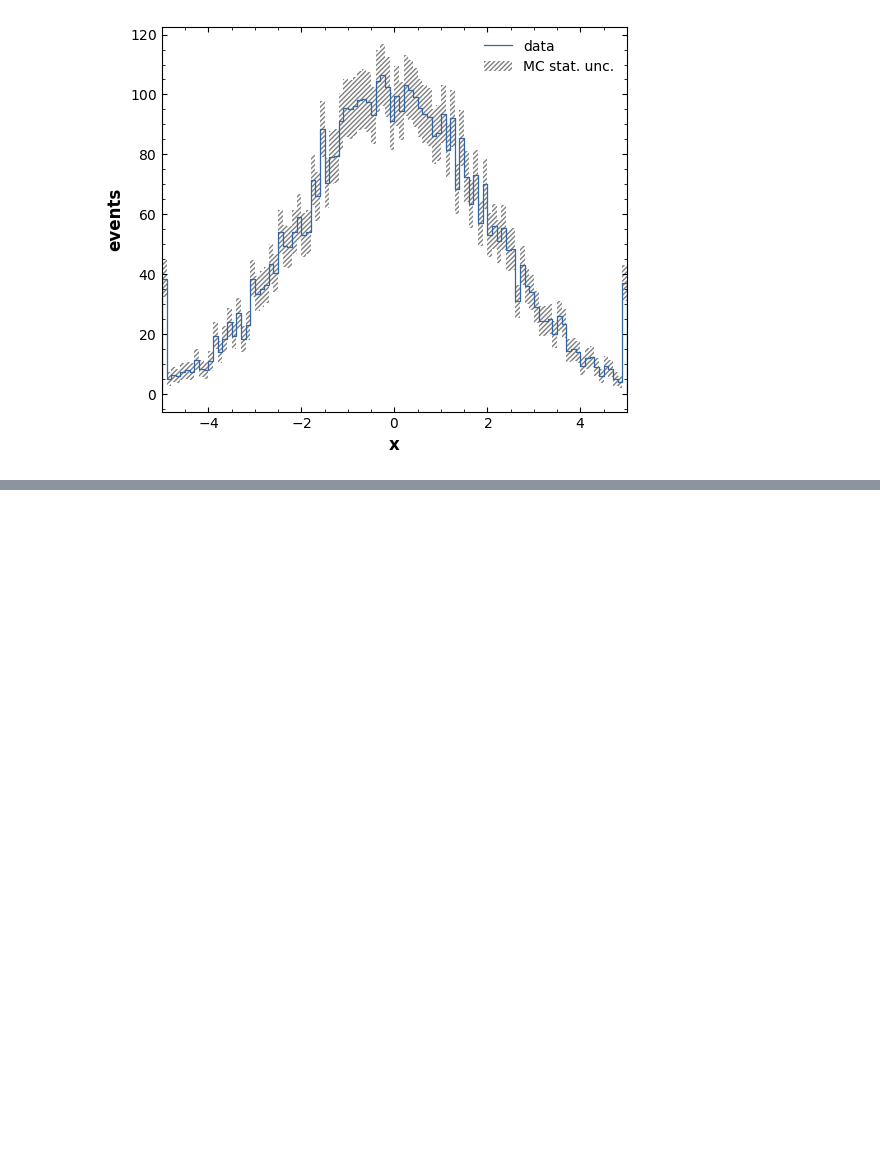
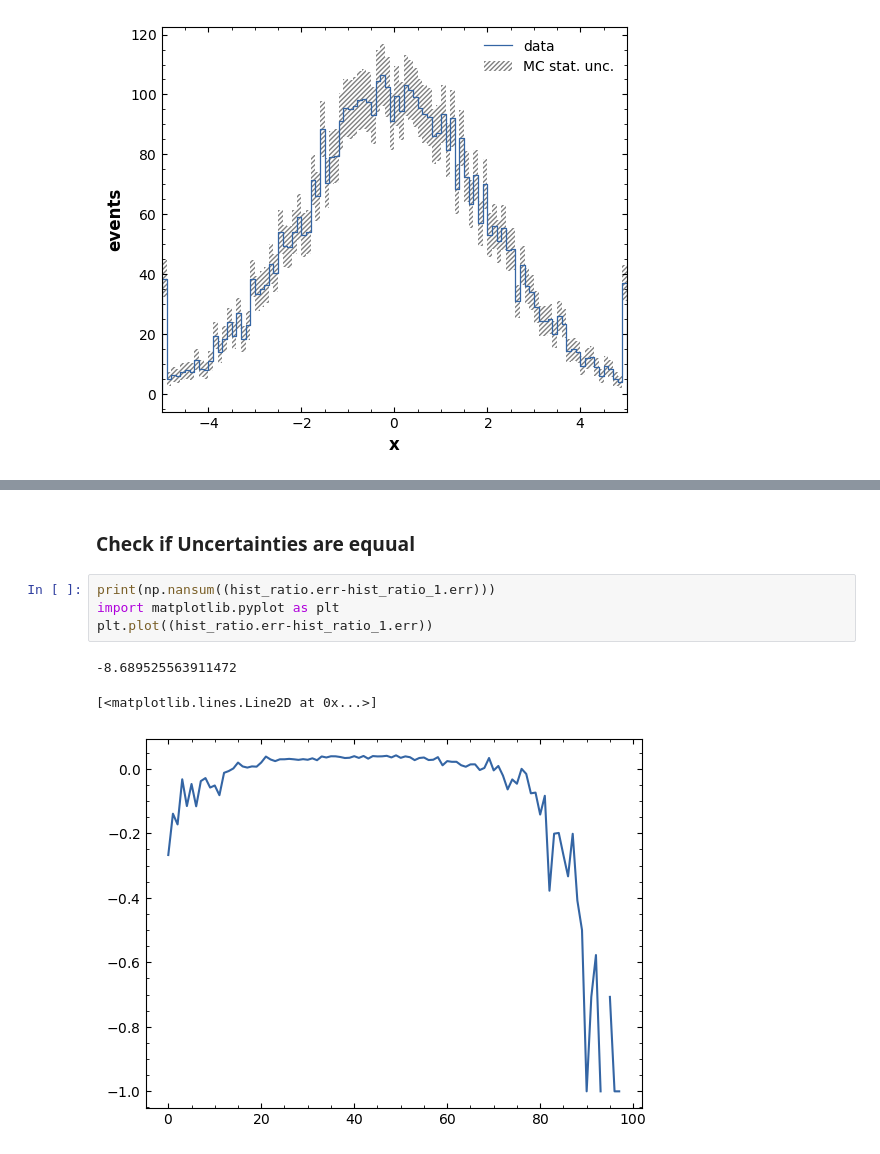
Before and after one commit to anselm-baur/b2analysis, a Jupyter notebook: examples/histogram.ipynb, the cells around one changed output, grey strips where cells are left out. Saved outputs shown, nothing was run; the diff lists cells and outputs as text; blank space fills up the shorter version.

```diff
--- a/examples/histogram.ipynb
+++ b/examples/histogram.ipynb
@@ -91,0 +146,10 @@ hist2_o.plot(histtype="step")
+# %% [markdown]
+### Check if Uncertainties are equual
+# %%
+print(np.nansum((hist_ratio.err-hist_ratio_1.err)))
+import matplotlib.pyplot as plt
+plt.plot((hist_ratio.err-hist_ratio_1.err))
+# %% [output]
+-8.689525563911472
+[<matplotlib.lines.Line2D at 0x...>]
+[figure, added]
```
Also changed, not shown: parts of 5 cells of this notebook, 2 other files.
